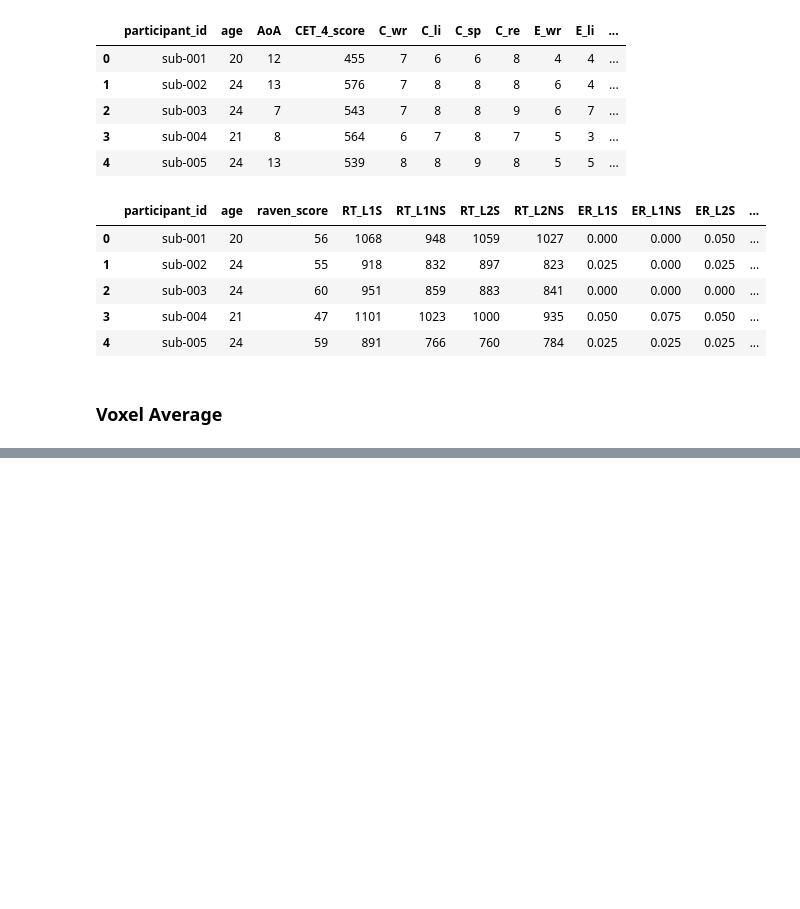
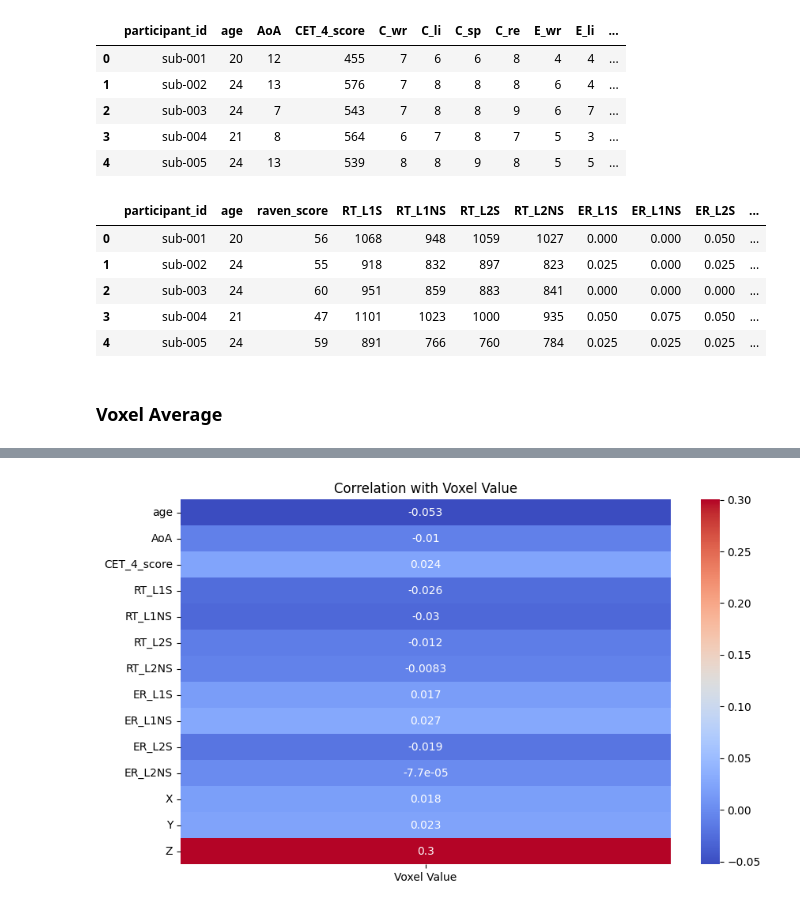
Before and after one commit to ojnim/cs506-final-project, a Jupyter notebook: modeling.ipynb, the cells around one changed output, grey strips where cells are left out. Drawn from its saved outputs; the diff is of its cells as text; code cells hidden in the pictures; blank space fills up the shorter version.

```diff
--- a/modeling.ipynb
+++ b/modeling.ipynb
@@ -219,0 +259,20 @@ plt.show()
+# %%
+# Define feature list
+features = [
+    'age', 'AoA', 'CET_4_score',
+    'RT_L1S', 'RT_L1NS', 'RT_L2S', 'RT_L2NS',
+    'ER_L1S', 'ER_L1NS', 'ER_L2S', 'ER_L2NS',
+    'X', 'Y', 'Z'
+]
+
+# Ensure all features and 'Voxel Value' exist in the DataFrame
+available_features = [f for f in features if f in lang.columns]
+df_corr = lang[available_features + ['Voxel Value']]
+
+# Compute correlations
+correlations = df_corr.corr(method='pearson')
+
+# Display correlations with Voxel Value
+voxel_corr = correlations['Voxel Value'].drop('Voxel Value').sort_values(key=abs, ascending=False)
+print("Correlation with Voxel Value:")
+print(voxel_corr)
@@ -219,0 +332,7 @@ plt.show()
+# %%
+plt.figure(figsize=(10, 6))
+sns.heatmap(correlations[['Voxel Value']].drop(index='Voxel Value'), annot=True, cmap='coolwarm')
+plt.title("Correlation with Voxel Value")
+plt.show()
+# %% [output]
+[figure, added]
```
Also changed, not shown: parts of 27 cells of this notebook.
